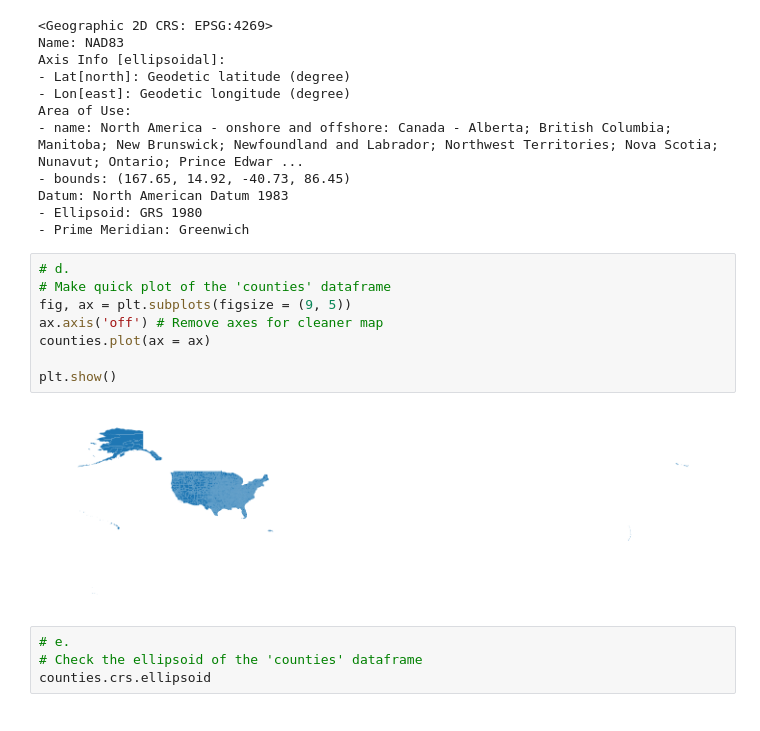
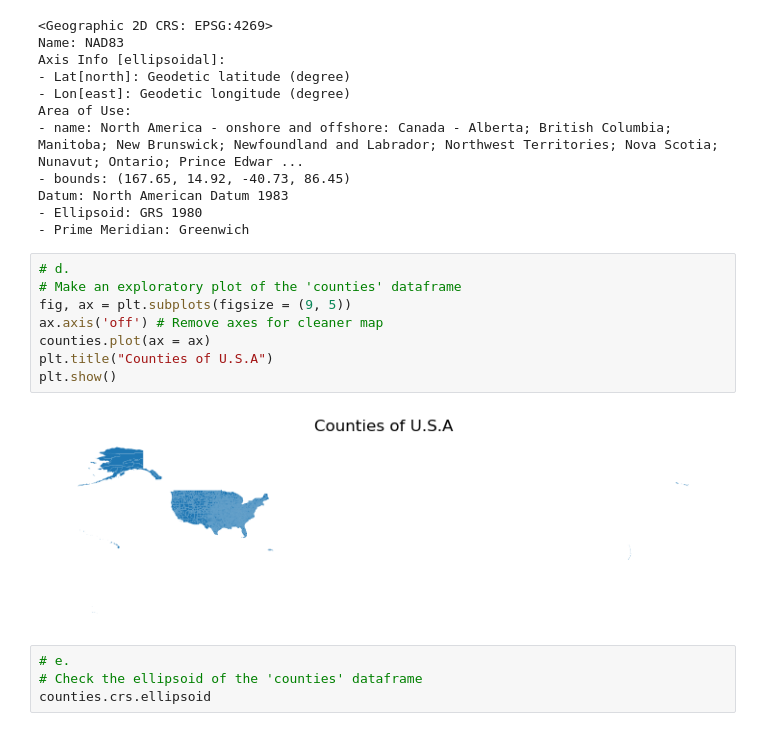
Before and after one commit to stephenccodes/eds220-hwk3, a Jupyter notebook: hwk3-task2-oil-spills.ipynb, the cells around one changed output. Cells and saved outputs as stored; diff of their text form.

```diff
--- a/hwk3-task2-oil-spills.ipynb
+++ b/hwk3-task2-oil-spills.ipynb
@@ -456,14 +425,14 @@ Datum: North American Datum 1983
 - Prime Meridian: Greenwich
 # %%
 # d.
-# Make quick plot of the 'counties' dataframe
+# Make an exploratory plot of the 'counties' dataframe
 fig, ax = plt.subplots(figsize = (9, 5))
 ax.axis('off') # Remove axes for cleaner map
 counties.plot(ax = ax)
-
+plt.title("Counties of U.S.A")
 plt.show()
 # %% [output]
-[figure, old version]
+[figure, new version]
 # %%
 # e.
 # Check the ellipsoid of the 'counties' dataframe
```
Also changed, not shown: parts of 22 cells of this notebook.
